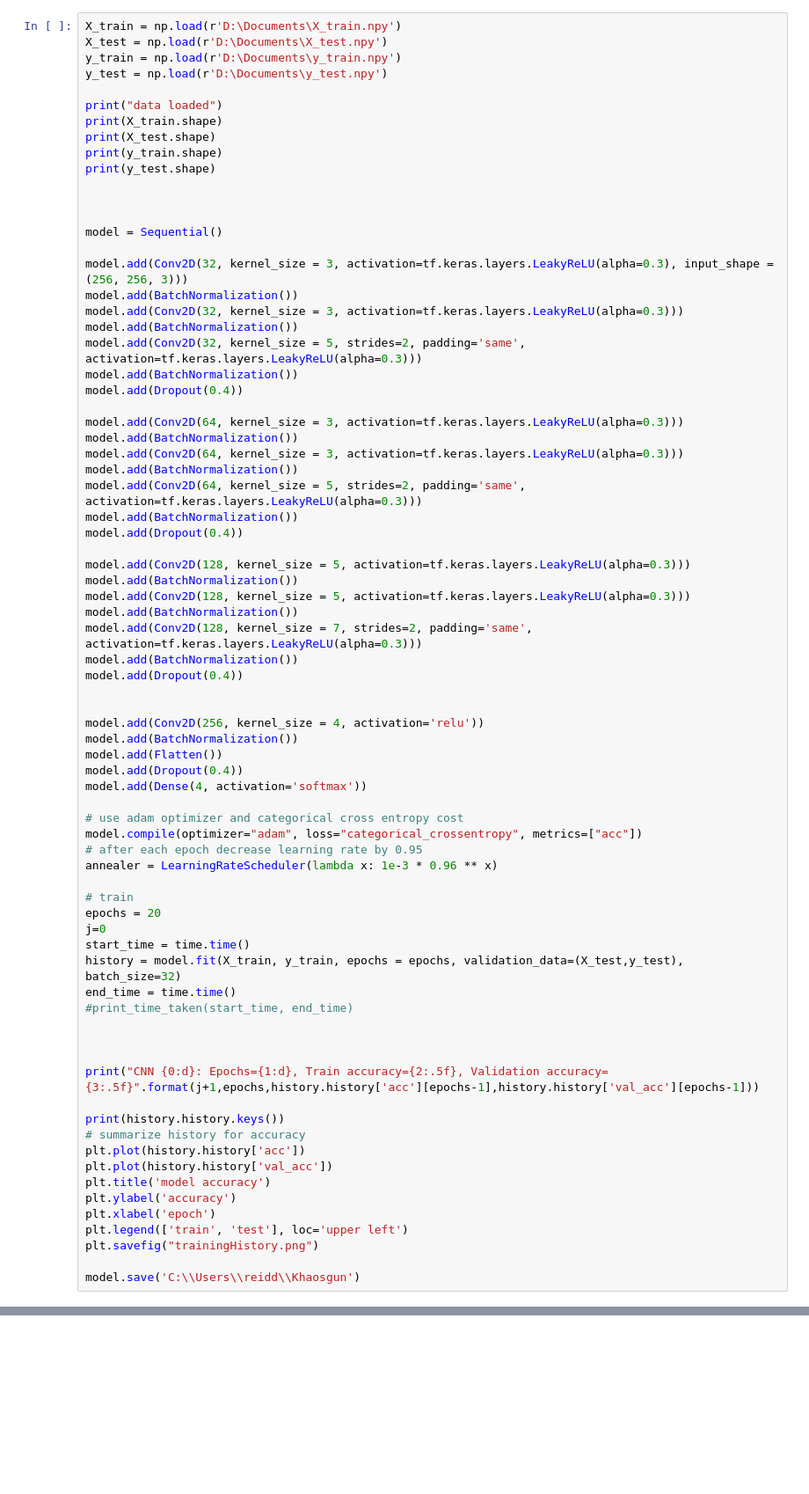
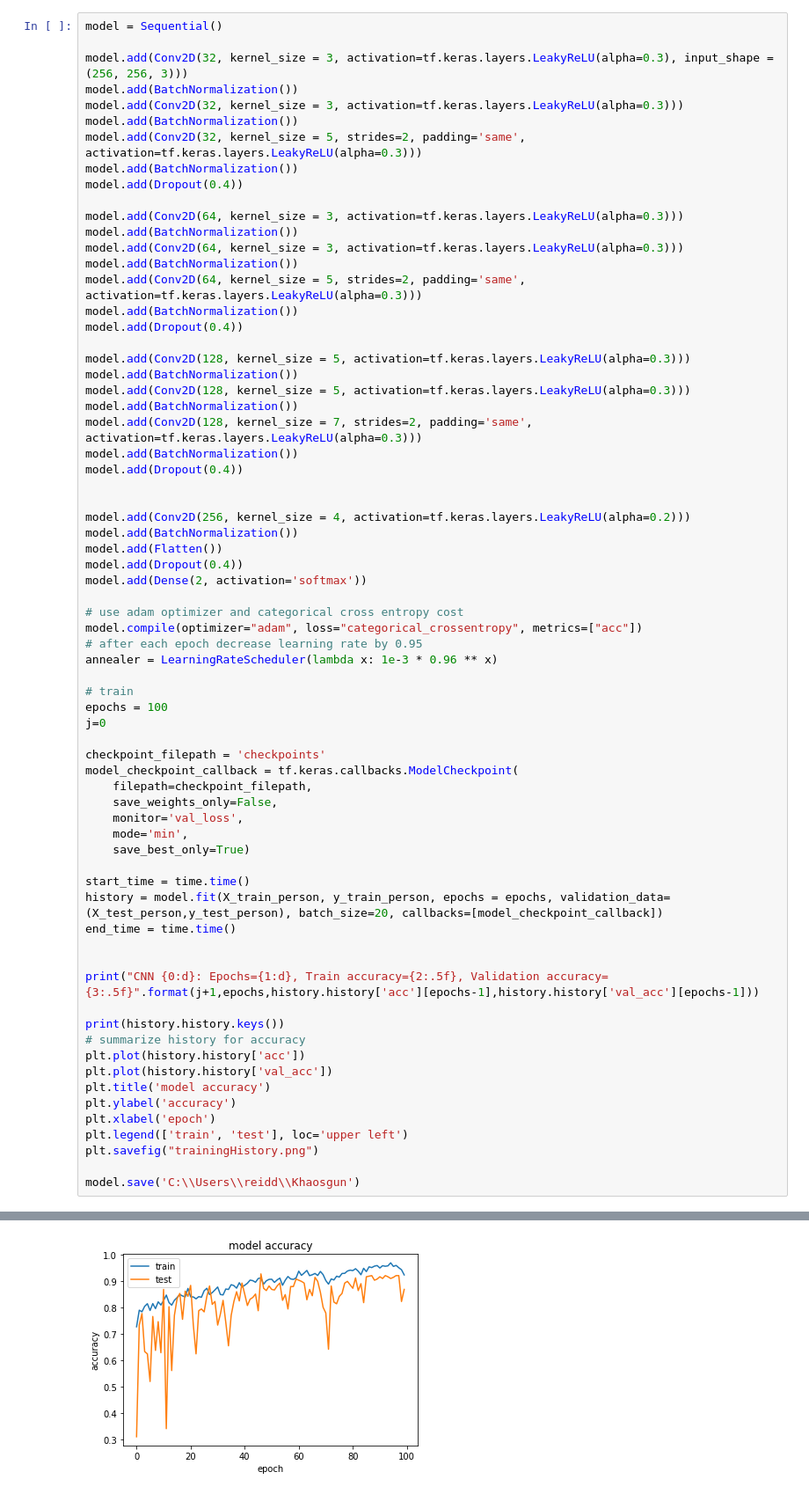
Before and after one commit to reid23/Khaosgun, a Jupyter notebook: testing.ipynb, the cells around one changed output, grey strips where cells are left out. Shown at 88% size. Drawn from its saved outputs; the diff is of its cells as text; blank space fills up the shorter version.

Commit message:
Split into two models, working but not accurate

```diff
--- a/testing.ipynb
+++ b/testing.ipynb
@@ -49,19 +75,6 @@ def run_model(image_dir, plot_image=True, cpu_only=False):
     print("classification time: " + str(classification_time) + " seconds")
     print("---------------------------------------------------------------------")
 # %%
-X_train = np.load(r'D:\Documents\X_train.npy')
-X_test = np.load(r'D:\Documents\X_test.npy')
-y_train = np.load(r'D:\Documents\y_train.npy')
-y_test = np.load(r'D:\Documents\y_test.npy')
-
-print("data loaded")
-print(X_train.shape)
-print(X_test.shape)
-print(y_train.shape)
-print(y_test.shape)
-
-
-
 model = Sequential()
 
 model.add(Conv2D(32, kernel_size = 3, activation=tf.keras.layers.LeakyReLU(alpha=0.3), input_shape = (256, 256, 3)))
@@ -89,11 +102,11 @@ model.add(BatchNormalization())
 model.add(Dropout(0.4))
 
 
-model.add(Conv2D(256, kernel_size = 4, activation='relu'))
+model.add(Conv2D(256, kernel_size = 4, activation=tf.keras.layers.LeakyReLU(alpha=0.2)))
 model.add(BatchNormalization())
 model.add(Flatten())
 model.add(Dropout(0.4))
-model.add(Dense(4, activation='softmax'))
+model.add(Dense(2, activation='softmax'))
 
 # use adam optimizer and categorical cross entropy cost
 model.compile(optimizer="adam", loss="categorical_crossentropy", metrics=["acc"])
@@ -101,13 +114,20 @@ model.compile(optimizer="adam", loss="categorical_crossentropy", metrics=["acc"]
 annealer = LearningRateScheduler(lambda x: 1e-3 * 0.96 ** x)
 
 # train
-epochs = 20
+epochs = 100
 j=0
+
+checkpoint_filepath = 'checkpoints'
+model_checkpoint_callback = tf.keras.callbacks.ModelCheckpoint(
+    filepath=checkpoint_filepath,
+    save_weights_only=False,
+    monitor='val_loss',
+    mode='min',
+    save_best_only=True)
+
 start_time = time.time()
-history = model.fit(X_train, y_train, epochs = epochs, validation_data=(X_test,y_test), batch_size=32)
+history = model.fit(X_train_person, y_train_person, epochs = epochs, validation_data=(X_test_person,y_test_person), batch_size=20, callbacks=[model_checkpoint_callback])
 end_time = time.time()
-#print_time_taken(start_time, end_time)
-
 
 
 print("CNN {0:d}: Epochs={1:d}, Train accuracy={2:.5f}, Validation accuracy={3:.5f}".format(j+1,epochs,history.history['acc'][epochs-1],history.history['val_acc'][epochs-1]))
@@ -123,3 +143,4 @@ plt.legend(['train', 'test'], loc='upper left')
 plt.savefig("trainingHistory.png")
 
 model.save('C:\\Users\\reidd\\Khaosgun')
+# %% [output]
@@ -126 +164,2 @@ model.save('C:\\Users\\reidd\\Khaosgun')
+[figure, added]
 # %%
```
Also changed, not shown: parts of 5 cells of this notebook, 9 other files.
